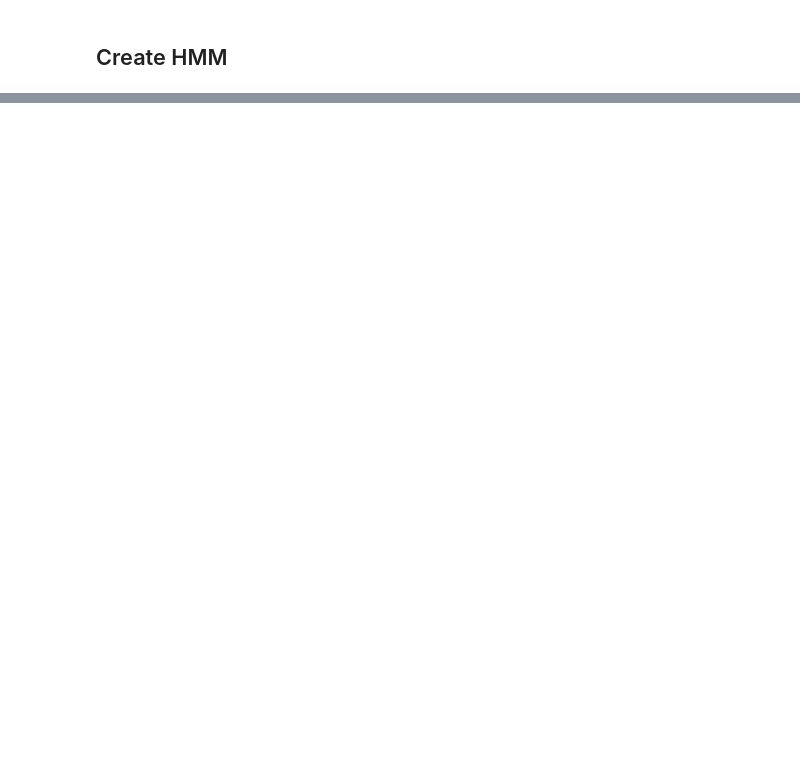
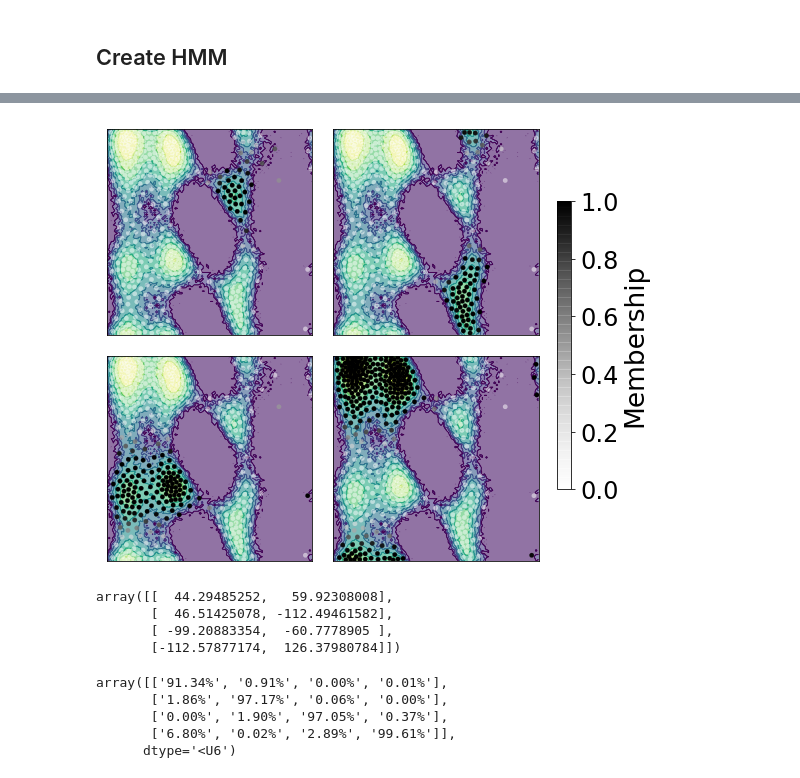
Before and after one commit to RobertArbon/sonification, a Jupyter notebook: Free energy plots.ipynb, the cells around one changed output, grey strips where cells are left out. Saved outputs shown, nothing was run; the diff lists cells and outputs as text; code cells hidden in the pictures; blank space fills up the shorter version.

```diff
--- a/Free energy plots.ipynb
+++ b/Free energy plots.ipynb
@@ -613,0 +642,62 @@ array([ 0.0017678 ,  0.00364528,  0.11325167,  0.88133526])
+# %%
+with sns.plotting_context('paper', font_scale=3):
+
+    fig, axes = plt.subplots(2,2, figsize=(10,10))
+    for state, ax in enumerate(axes.flatten()):
+
+        fig, ax = plot_free_energy(fxx[:,0]*units, fxx[:,1]*units, cmap='viridis_r',
+                               ncountours=10, hist_range=hist_range, vmax=None,kT=k*T,
+                               minener_zero=True, ticker=MultipleLocator(base=2), alpha=0.6, linewidths=1,
+                                   ax=ax, cbar=False)
+
+        c = ax.scatter(clustering.clustercenters[:,0]*units, clustering.clustercenters[:, 1]*units,
+                       c=membership[:,state],
+                   cmap=my_bw_cmap, label='State {}'.format(state+1), s=20, zorder=2)
+
+        ax.set(aspect=1)
+        ax.set_xlim((-180,180))
+        ax.set_ylim((-180,180))
+
+        ax.tick_params(axis='both', which='both', bottom='off', top='off', left='off', labelbottom='off', labelleft='off')
+
+#         t  = plt.text(0.95, 0.2, 'D{}'.format(state+1),color='k',
+#             verticalalignment='top', horizontalalignment='right',
+#             transform=ax.transAxes,fontsize=25)
+#         t.set_bbox(dict(facecolor='white', alpha=1, edgecolor='white'))
+
+
+    cbar_ax = fig.add_axes([0.825, 0.3, 0.02, 0.4])
+    fig.colorbar(c, cax=cbar_ax, label='Membership')
+
+
+
+    plt.subplots_adjust(wspace=0.1, hspace=0.1, top=0.8, bottom=0.2, left=0.2, right=0.8)
+    plt.savefig('figures/membership_all_states.pdf', bbox_inches='tight')
+# %% [output]
+[figure, added]
+# %%
+pi_per_state = [HMM.stationary_distribution_obs*np.round(membership[:,state]) for state in range(HMM.nstates)]
+
+max_pi_per_state = [np.argmax(x) for x in pi_per_state]
+pos = np.array([[clustering.clustercenters[max_pi_per_state[state],0]*units,
+        clustering.clustercenters[max_pi_per_state[state],1]*units] for state in range(HMM.nstates) ])
+pos[3][0] -= 40
+pos[3][1] -= 10
+pos[2][0] -= 40
+pos[2][1] -= 10
+pos
+# %% [output]
+array([[  44.29485252,   59.92308008],
+       [  46.51425078, -112.49461582],
+       [ -99.20883354,  -60.7778905 ],
+       [-112.57877174,  126.37980784]])
+# %%
+labels = np.array2string(HMM.P, formatter={'float_kind':lambda x: "{:.2f}%".format(x*100)})
+labels = np.array([['{:.2f}%'.format(HMM.P[i,j]*100) for i in range(HMM.nstates)] for j in range(HMM.nstates)])
+labels
+# %% [output]
+array([['91.34%', '0.91%', '0.00%', '0.01%'],
+       ['1.86%', '97.17%', '0.06%', '0.00%'],
+       ['0.00%', '1.90%', '97.05%', '0.37%'],
+       ['6.80%', '0.02%', '2.89%', '99.61%']],
+      dtype='<U6')
```
Also changed, not shown: parts of 23 cells of this notebook, 59 other files.
